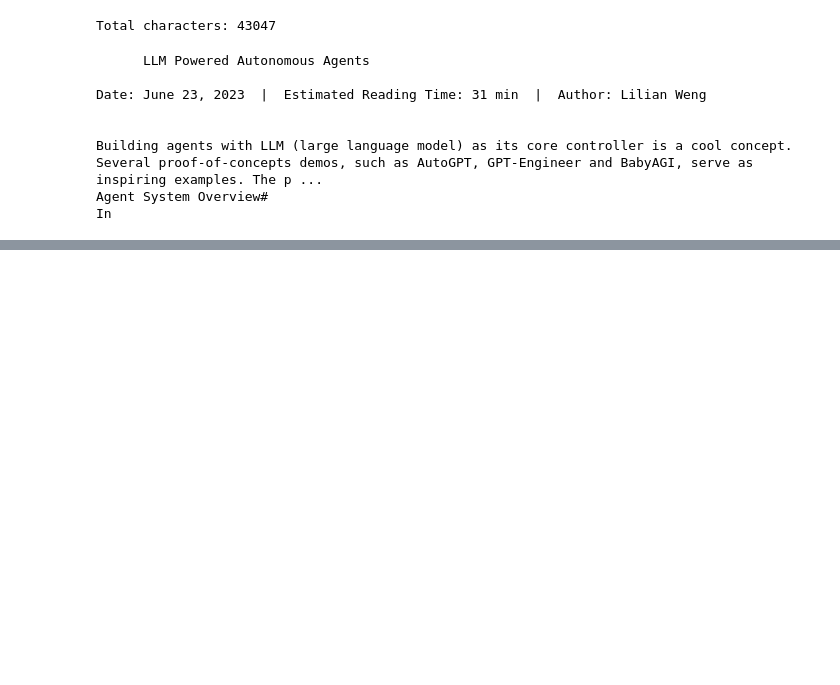
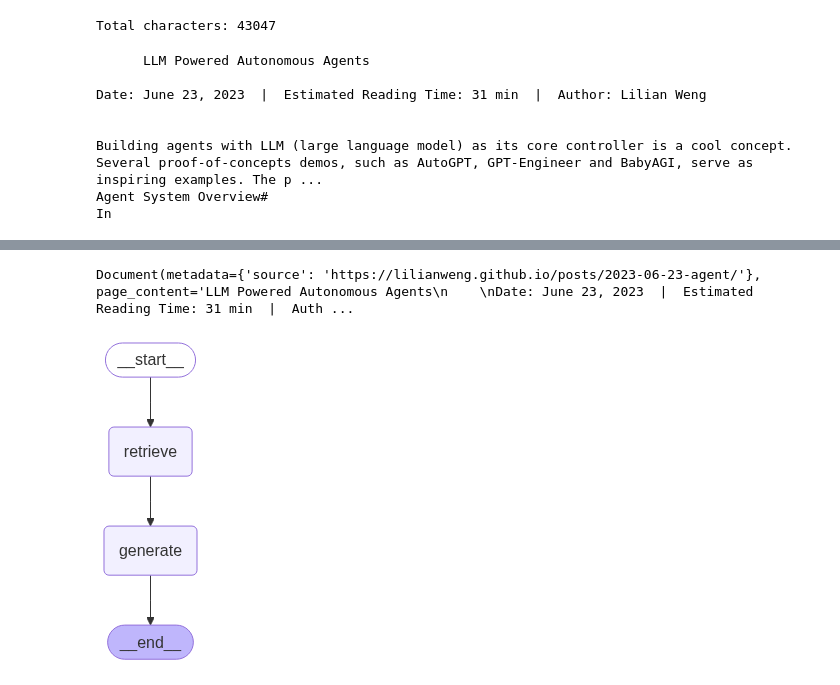
Before and after one commit to vinamragehlot/RAG_101, a Jupyter notebook: 101.ipynb, the cells around one changed output, grey strips where cells are left out. Saved outputs shown, nothing was run; the diff lists cells and outputs as text; code cells hidden in the pictures; blank space fills up the shorter version.

```diff
--- a/101.ipynb
+++ b/101.ipynb
@@ -46,0 +89,45 @@ In
+# %%
+text_splitter = RecursiveCharacterTextSplitter(chunk_size=1000, chunk_overlap=200)
+all_splits = text_splitter.split_documents(docs)
+# %%
+all_splits[0]
+# %% [output]
+Document(metadata={'source': 'https://lilianweng.github.io/posts/2023-06-23-agent/'}, page_content='LLM Powered Autonomous Agents\n    \nDate: June 23, 2023  |  Estimated Reading Time: 31 min  |  Auth ...
+# %%
+# Index chunks
+_ = vector_store.add_documents(documents=all_splits)
+
+# Define prompt for question-answering
+# N.B. for non-US LangSmith endpoints, you may need to specify
+# api_url="https://api.smith.langchain.com" in hub.pull.
+prompt = hub.pull("rlm/rag-prompt")
+# %%
+# Define state for application
+class State(TypedDict):
+    question: str
+    context: List[Document]
+    answer: str
+
+
+# Define application steps
+def retrieve(state: State):
+    retrieved_docs = vector_store.similarity_search(state["question"])
+    return {"context": retrieved_docs}
+
+
+def generate(state: State):
+    docs_content = "\n\n".join(doc.page_content for doc in state["context"])
+    messages = prompt.invoke({"question": state["question"], "context": docs_content})
+    response = llm.invoke(messages)
+    return {"answer": response.content}
+# %%
+# Compile application and test
+graph_builder = StateGraph(State).add_sequence([retrieve, generate])
+graph_builder.add_edge(START, "retrieve")
+graph = graph_builder.compile()
+# %%
+from IPython.display import Image, display
+
+display(Image(graph.get_graph().draw_mermaid_png()))
+# %% [output]
+[figure, added]
```
Also changed, not shown: parts of 7 cells of this notebook.
